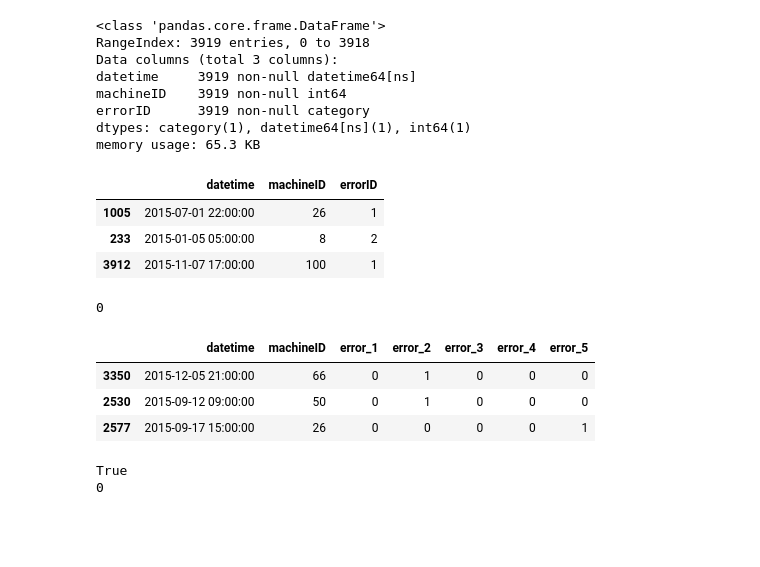
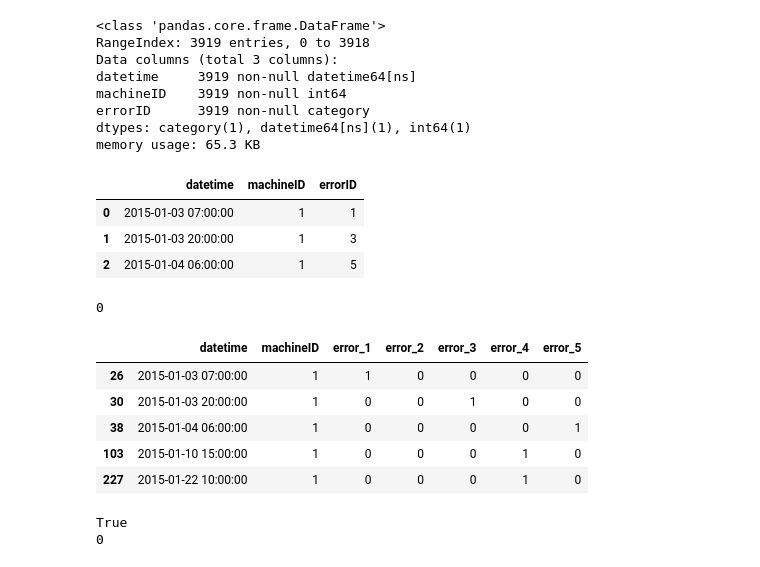
Before and after one commit to 55thSwiss/Kaggle, a Jupyter notebook: MPred/MPred_v3.ipynb, the cells around one changed output. Cells and saved outputs as stored; diff of their text form; code cells hidden in the pictures; blank space fills up the shorter version.

```diff
--- a/MPred/MPred_v3.ipynb
+++ b/MPred/MPred_v3.ipynb
@@ -506,12 +506,12 @@ memory usage: 65.3 KB
 # remove the begnning characters from 'errorID' column
 errorData['errorID'] = errorData['errorID'].str[5:]
 # %%
-errorData.sample(3)
+errorData.head(3)
 # %% [output]
 |  | datetime | machineID | errorID |
-| 1005 | 2015-07-01 22:00:00 | 26 | 1 |
-| 233 | 2015-01-05 05:00:00 | 8 | 2 |
-| 3912 | 2015-11-07 17:00:00 | 100 | 1 |
+| 0 | 2015-01-03 07:00:00 | 1 | 1 |
+| 1 | 2015-01-03 20:00:00 | 1 | 3 |
+| 2 | 2015-01-04 06:00:00 | 1 | 5 |
 # %%
 # check for duplicated rows by 'datetime', 'machineID', and 'errorID'
 errorData.duplicated(['datetime', 'machineID', 'errorID']).sum()
@@ -524,13 +524,17 @@ errorData = pd.concat([errorData, pd.get_dummies(errorData.errorID)], 1).groupby
 # %%
 # rename the columns
 errorData.columns = ['datetime', 'machineID', 'error_1', 'error_2', 'error_3', 'error_4', 'error_5']
 # their are five different error alarms that could be generated, not to be confused with the four possible component failures
-errorData.sample(3)
+mask = errorData['machineID'] == 1
+errorData[mask].head(5)
+#errorData.head(3)
 # %% [output]
 |  | datetime | machineID | error_1 | error_2 | error_3 | error_4 | error_5 |
-| 3350 | 2015-12-05 21:00:00 | 66 | 0 | 1 | 0 | 0 | 0 |
-| 2530 | 2015-09-12 09:00:00 | 50 | 0 | 1 | 0 | 0 | 0 |
-| 2577 | 2015-09-17 15:00:00 | 26 | 0 | 0 | 0 | 0 | 1 |
+| 26 | 2015-01-03 07:00:00 | 1 | 1 | 0 | 0 | 0 | 0 |
+| 30 | 2015-01-03 20:00:00 | 1 | 0 | 0 | 1 | 0 | 0 |
+| 38 | 2015-01-04 06:00:00 | 1 | 0 | 0 | 0 | 0 | 1 |
+| 103 | 2015-01-10 15:00:00 | 1 | 0 | 0 | 0 | 1 | 0 |
+| 227 | 2015-01-22 10:00:00 | 1 | 0 | 0 | 0 | 1 | 0 |
 # %%
 # check that the concatenation worked and get_dummies columns has multiple entries for different errors
     # under the same 'datetime' and 'machineID'
```
Also changed, not shown: parts of 20 cells of this notebook.
